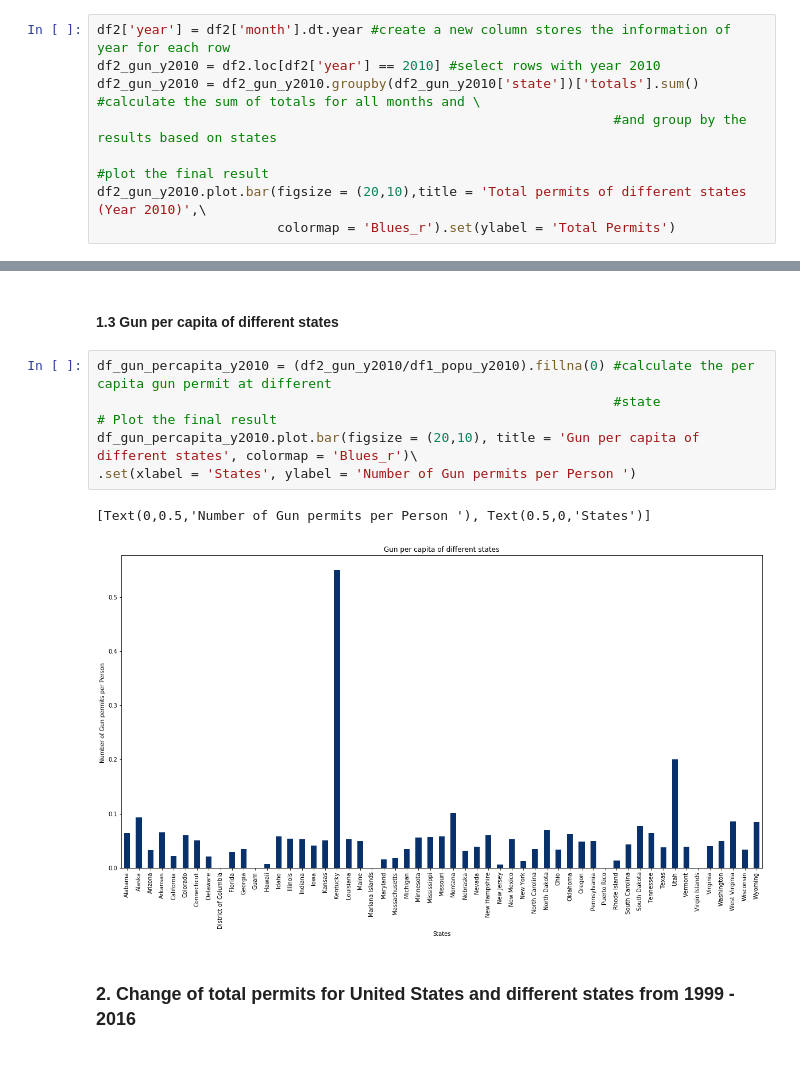
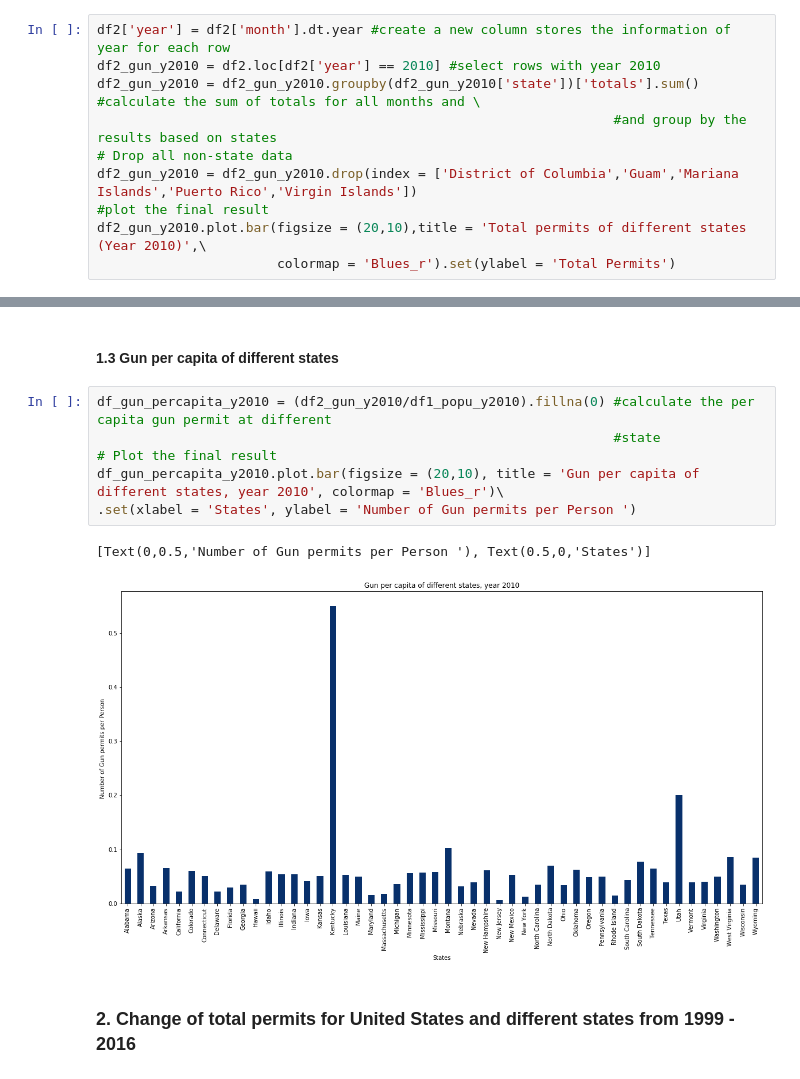
Before and after one commit to siuyik11/fbi_firearm_data_analysis, a Jupyter notebook: fbi_gun_data_analysis.ipynb, the cells around one changed output, grey strips where cells are left out. Drawn from its saved outputs; the diff is of its cells as text.

```diff
--- a/fbi_gun_data_analysis.ipynb
+++ b/fbi_gun_data_analysis.ipynb
@@ -175,7 +174,8 @@ df2['year'] = df2['month'].dt.year #create a new column stores the information o
 df2_gun_y2010 = df2.loc[df2['year'] == 2010] #select rows with year 2010
 df2_gun_y2010 = df2_gun_y2010.groupby(df2_gun_y2010['state'])['totals'].sum() #calculate the sum of totals for all months and \
                                                                   #and group by the results based on states
-
+# Drop all non-state data
+df2_gun_y2010 = df2_gun_y2010.drop(index = ['District of Columbia','Guam','Mariana Islands','Puerto Rico','Virgin Islands'])
 #plot the final result
 df2_gun_y2010.plot.bar(figsize = (20,10),title = 'Total permits of different states (Year 2010)',\
                        colormap = 'Blues_r').set(ylabel = 'Total Permits')
@@ -187,12 +187,12 @@ df2_gun_y2010.plot.bar(figsize = (20,10),title = 'Total permits of different sta
 # %%
 df_gun_percapita_y2010 = (df2_gun_y2010/df1_popu_y2010).fillna(0) #calculate the per capita gun permit at different
                                                                   #state
 # Plot the final result
-df_gun_percapita_y2010.plot.bar(figsize = (20,10), title = 'Gun per capita of different states', colormap = 'Blues_r')\
+df_gun_percapita_y2010.plot.bar(figsize = (20,10), title = 'Gun per capita of different states, year 2010', colormap = 'Blues_r')\
 .set(xlabel = 'States', ylabel = 'Number of Gun permits per Person ')
 # %% [output]
 [Text(0,0.5,'Number of Gun permits per Person '), Text(0.5,0,'States')]
-[figure, old version]
+[figure, new version]
 # %% [markdown]
 ### 2. Change of total permits for United States and different states from 1999 - 2016
 # %% [markdown]
```
Also changed, not shown: parts of 6 cells of this notebook.
